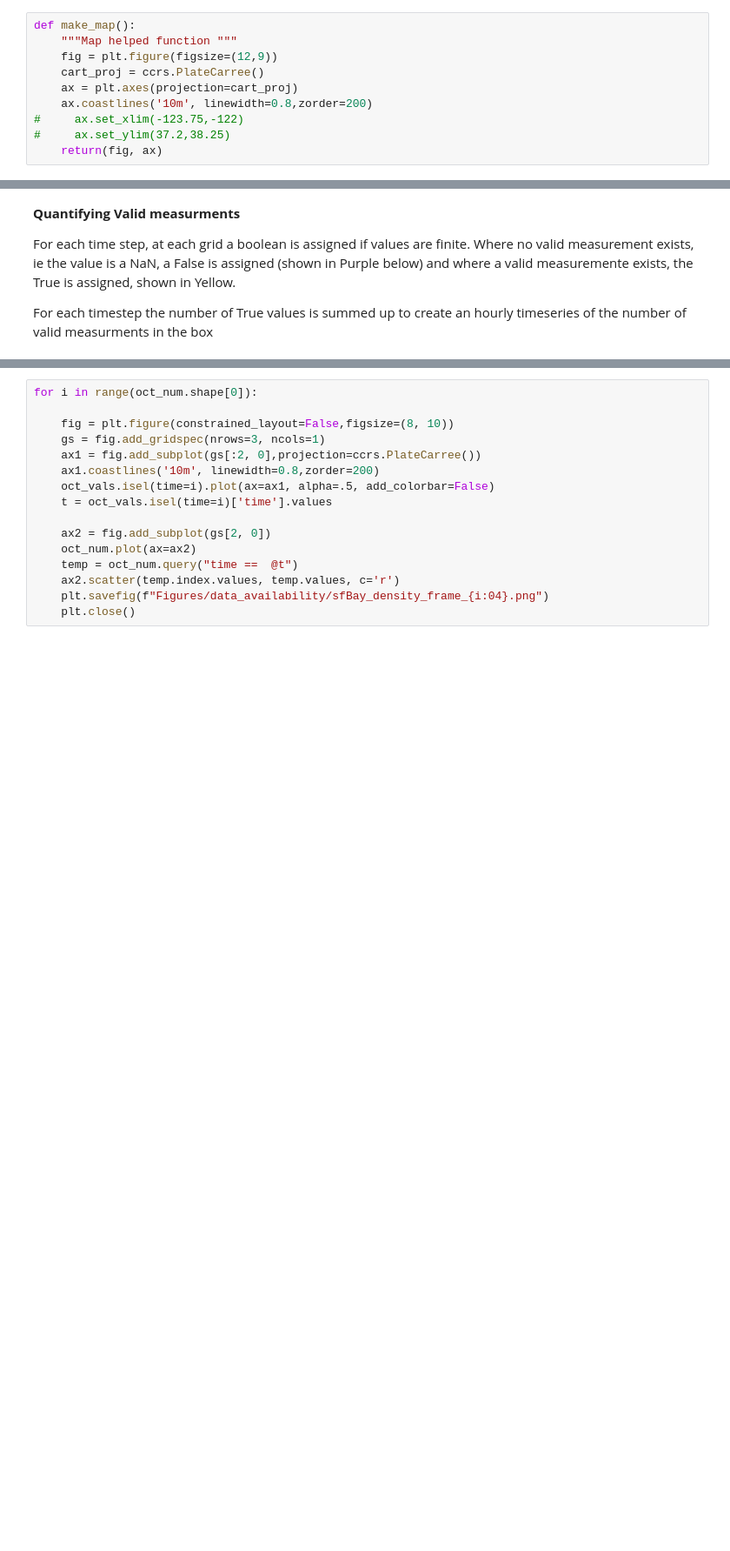
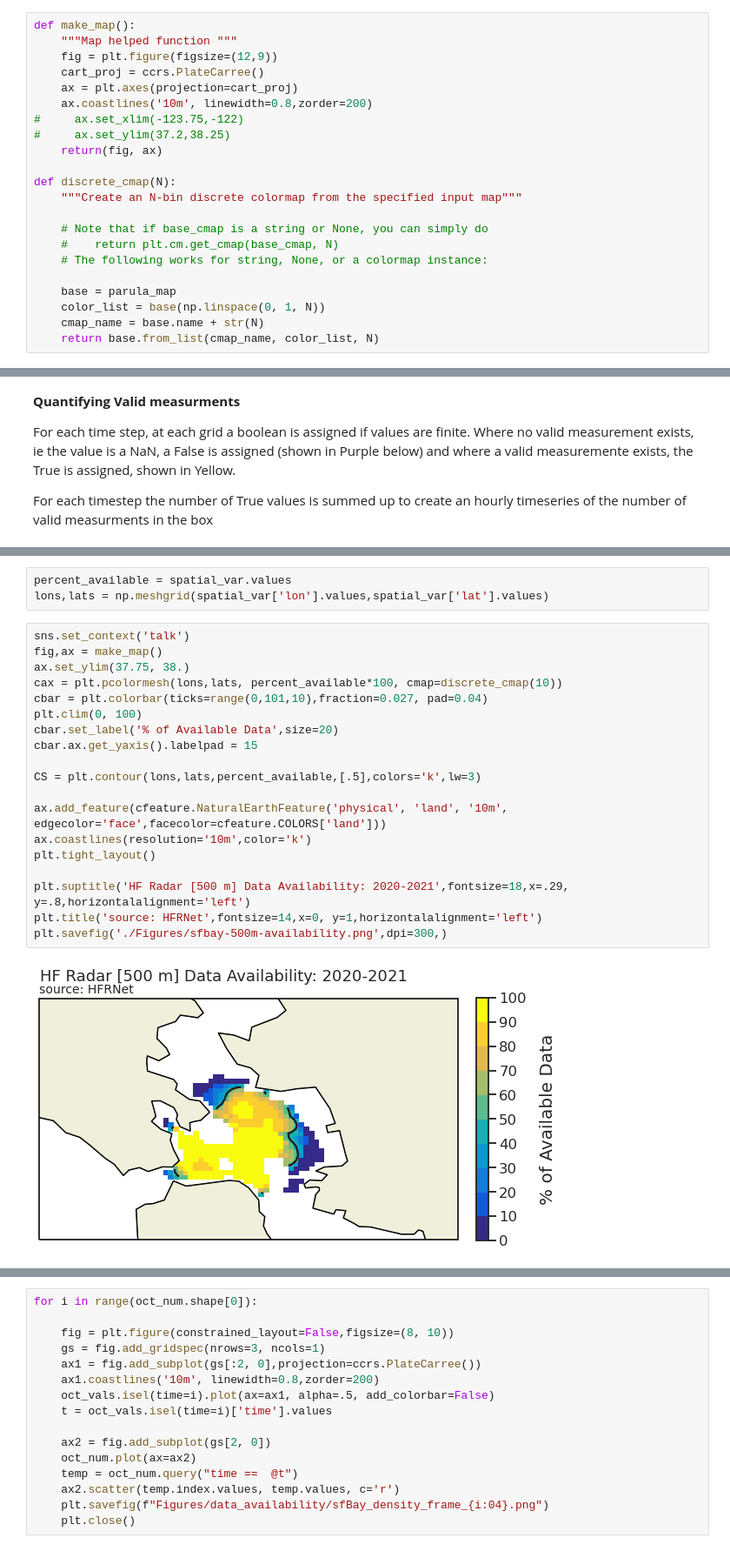
Before and after one commit to CeNCOOS/sfbay-plume-tracker, a Jupyter notebook: PlumeTrackerNotebooks/Checking-SFbay-Data-Availability.ipynb, the cells around one changed output, grey strips where cells are left out. Shown at 87% size. Cells and saved outputs as stored; diff of their text form; blank space fills up the shorter version.

```diff
--- a/PlumeTrackerNotebooks/Checking-SFbay-Data-Availability.ipynb
+++ b/PlumeTrackerNotebooks/Checking-SFbay-Data-Availability.ipynb
@@ -26,3 +28,15 @@ def make_map():
 #     ax.set_xlim(-123.75,-122)
 #     ax.set_ylim(37.2,38.25)
     return(fig, ax)
+
+def discrete_cmap(N):
+    """Create an N-bin discrete colormap from the specified input map"""
+
+    # Note that if base_cmap is a string or None, you can simply do
+    #    return plt.cm.get_cmap(base_cmap, N)
+    # The following works for string, None, or a colormap instance:
+
+    base = parula_map
+    color_list = base(np.linspace(0, 1, N))
+    cmap_name = base.name + str(N)
+    return base.from_list(cmap_name, color_list, N)
@@ -88,0 +192,24 @@ print(oct_num.shape)
+# %%
+percent_available = spatial_var.values
+lons,lats = np.meshgrid(spatial_var['lon'].values,spatial_var['lat'].values)
+# %%
+sns.set_context('talk')
+fig,ax = make_map()
+ax.set_ylim(37.75, 38.)
+cax = plt.pcolormesh(lons,lats, percent_available*100, cmap=discrete_cmap(10))
+cbar = plt.colorbar(ticks=range(0,101,10),fraction=0.027, pad=0.04)
+plt.clim(0, 100)
+cbar.set_label('% of Available Data',size=20)
+cbar.ax.get_yaxis().labelpad = 15
+
+CS = plt.contour(lons,lats,percent_available,[.5],colors='k',lw=3)
+
+ax.add_feature(cfeature.NaturalEarthFeature('physical', 'land', '10m', edgecolor='face',facecolor=cfeature.COLORS['land']))
+ax.coastlines(resolution='10m',color='k')
+plt.tight_layout()
+
+plt.suptitle('HF Radar [500 m] Data Availability: 2020-2021',fontsize=18,x=.29, y=.8,horizontalalignment='left')
+plt.title('source: HFRNet',fontsize=14,x=0, y=1,horizontalalignment='left')
+plt.savefig('./Figures/sfbay-500m-availability.png',dpi=300,)
+# %% [output]
+[figure, added]
```
Also changed, not shown: parts of 28 cells of this notebook, 2 other files.
